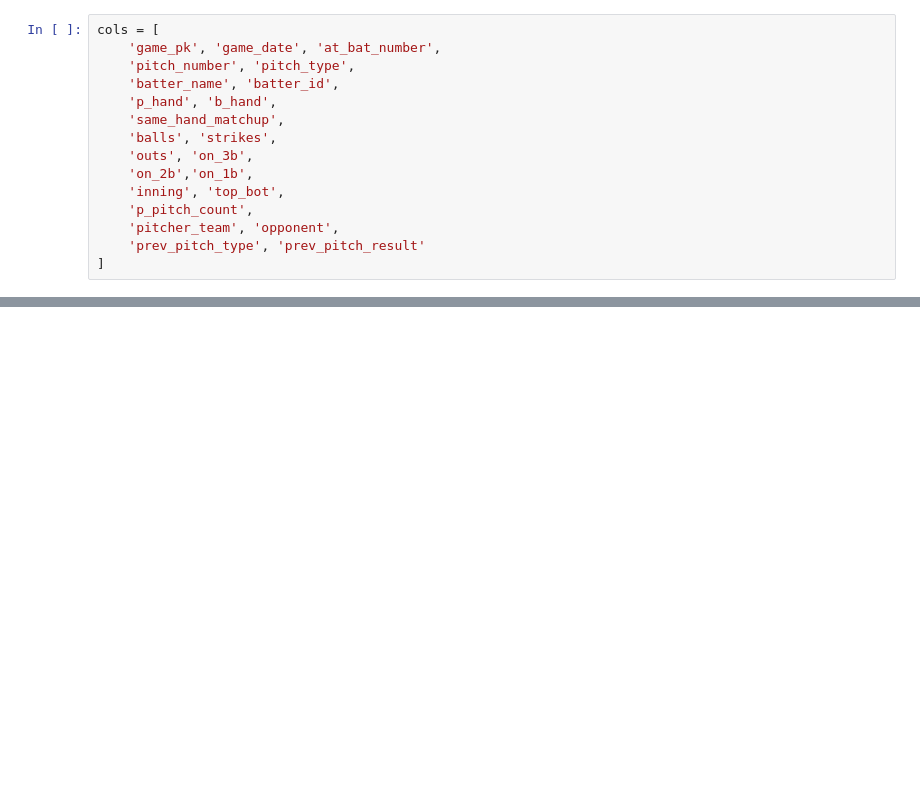
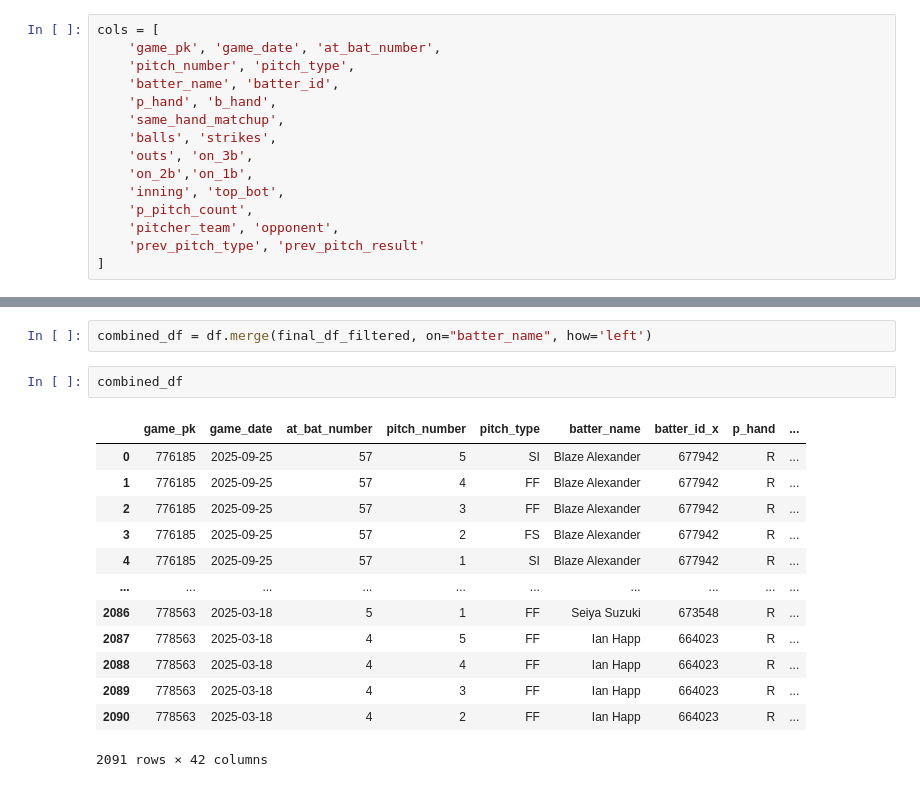
Before and after one commit to rigog27/PIC16B_Baseball, a Jupyter notebook: yama_pitching_data.ipynb, the cells around one changed output, grey strips where cells are left out. Saved outputs shown, nothing was run; the diff lists cells and outputs as text; blank space fills up the shorter version.

```diff
--- a/yama_pitching_data.ipynb
+++ b/yama_pitching_data.ipynb
@@ -101,0 +270,18 @@ df.to_csv('data/yama_pitching_data', index=False)
+# %%
+combined_df = df.merge(final_df_filtered, on="batter_name", how='left')
+# %%
+combined_df
+# %% [output]
+|  | game_pk | game_date | at_bat_number | pitch_number | pitch_type | batter_name | batter_id_x | p_hand | ... |
+| 0 | 776185 | 2025-09-25 | 57 | 5 | SI | Blaze Alexander | 677942 | R | ... |
+| 1 | 776185 | 2025-09-25 | 57 | 4 | FF | Blaze Alexander | 677942 | R | ... |
+| 2 | 776185 | 2025-09-25 | 57 | 3 | FF | Blaze Alexander | 677942 | R | ... |
+| 3 | 776185 | 2025-09-25 | 57 | 2 | FS | Blaze Alexander | 677942 | R | ... |
+| 4 | 776185 | 2025-09-25 | 57 | 1 | SI | Blaze Alexander | 677942 | R | ... |
+| ... | ... | ... | ... | ... | ... | ... | ... | ... | ... |
+| 2086 | 778563 | 2025-03-18 | 5 | 1 | FF | Seiya Suzuki | 673548 | R | ... |
+| 2087 | 778563 | 2025-03-18 | 4 | 5 | FF | Ian Happ | 664023 | R | ... |
+| 2088 | 778563 | 2025-03-18 | 4 | 4 | FF | Ian Happ | 664023 | R | ... |
+| 2089 | 778563 | 2025-03-18 | 4 | 3 | FF | Ian Happ | 664023 | R | ... |
+| 2090 | 778563 | 2025-03-18 | 4 | 2 | FF | Ian Happ | 664023 | R | ... |
+2091 rows × 42 columns
```
Also changed, not shown: parts of 9 cells of this notebook, 1 other file.
